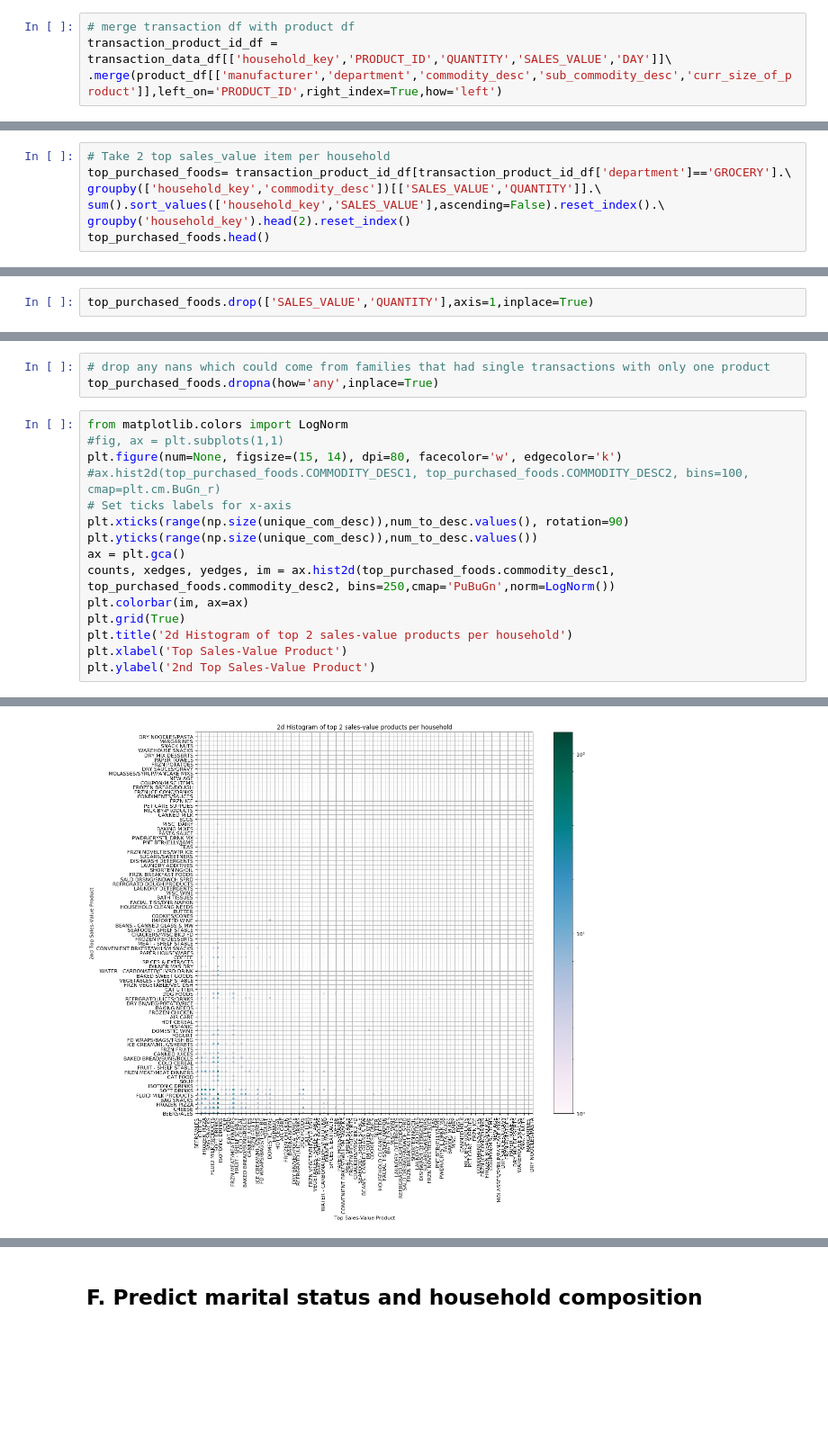
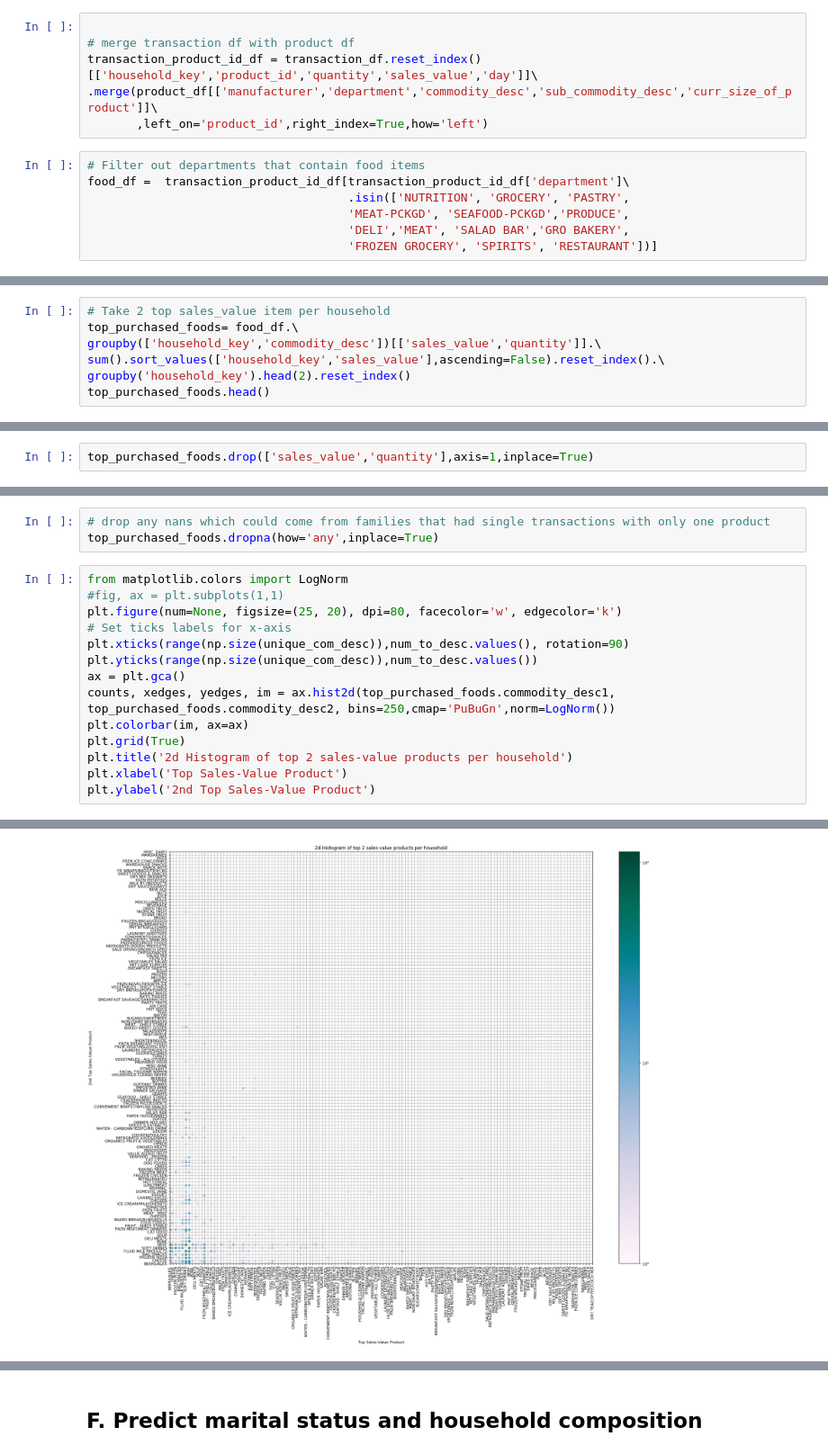
Before and after one commit to raphaelreiss/ADA_project, a Jupyter notebook: src/TermProject.ipynb, the cells around one changed output, grey strips where cells are left out. Shown at 90% size. Saved outputs shown, nothing was run; the diff lists cells and outputs as text; blank space fills up the shorter version.

```diff
--- a/src/TermProject.ipynb
+++ b/src/TermProject.ipynb
@@ -782,9 +811,18 @@ We observe that the purchase rate peaks between the ages 35-44 and drops at 65+
 # %% [markdown]
 In this section we'll observe what kind of products are bought the most by joining the product dataframe with the transaction dataframe. Since our project will focus on food, we decided to focus on the 'grocery' department of the products, which includes all the foods and drinks. We will also look at the commodity description which is the most general description of the product.
 # %%
+
 # merge transaction df with product df
-transaction_product_id_df = transaction_data_df[['household_key','PRODUCT_ID','QUANTITY','SALES_VALUE','DAY']]\
-.merge(product_df[['manufacturer','department','commodity_desc','sub_commodity_desc','curr_size_of_product']],left_on='PRODUCT_ID',right_index=True,how='left')
+transaction_product_id_df = transaction_df.reset_index()[['household_key','product_id','quantity','sales_value','day']]\
+.merge(product_df[['manufacturer','department','commodity_desc','sub_commodity_desc','curr_size_of_product']]\
+       ,left_on='product_id',right_index=True,how='left')
+# %%
+# Filter out departments that contain food items
+food_df =  transaction_product_id_df[transaction_product_id_df['department']\
+                                     .isin(['NUTRITION', 'GROCERY', 'PASTRY',
+                                     'MEAT-PCKGD', 'SEAFOOD-PCKGD','PRODUCE',
+                                     'DELI','MEAT', 'SALAD BAR','GRO BAKERY',
+                                     'FROZEN GROCERY', 'SPIRITS', 'RESTAURANT'])]
 # %%
 # rank items per sales value per household.
 # we take top sales-value item per household and aggregate it by count
@@ -808,8 +848,8 @@ We see that in the grocery department, the items that have largest sales values
 # %%
 # Take 2 top sales_value item per household
-top_purchased_foods= transaction_product_id_df[transaction_product_id_df['department']=='GROCERY'].\
-groupby(['household_key','commodity_desc'])[['SALES_VALUE','QUANTITY']].\
-sum().sort_values(['household_key','SALES_VALUE'],ascending=False).reset_index().\
+top_purchased_foods= food_df.\
+groupby(['household_key','commodity_desc'])[['sales_value','quantity']].\
+sum().sort_values(['household_key','sales_value'],ascending=False).reset_index().\
 groupby('household_key').head(2).reset_index()
 top_purchased_foods.head()
 # %% [output]
@@ -827,7 +867,7 @@ desc_to_num = {v: k for k, v in num_to_desc.items()}
 # %%
 top_purchased_foods.replace({'commodity_desc':desc_to_num},inplace=True)
 # %%
-top_purchased_foods.drop(['SALES_VALUE','QUANTITY'],axis=1,inplace=True)
+top_purchased_foods.drop(['sales_value','quantity'],axis=1,inplace=True)
 # %%
 top_purchased_foods = pd.pivot_table(top_purchased_foods,index=['household_key'],\
              columns=top_purchased_foods\
@@ -851,19 +887,18 @@ top_purchased_foods.dropna(how='any',inplace=True)
 # %%
 from matplotlib.colors import LogNorm
 #fig, ax = plt.subplots(1,1)
-plt.figure(num=None, figsize=(15, 14), dpi=80, facecolor='w', edgecolor='k')
-#ax.hist2d(top_purchased_foods.COMMODITY_DESC1, top_purchased_foods.COMMODITY_DESC2, bins=100, cmap=plt.cm.BuGn_r)
+plt.figure(num=None, figsize=(25, 20), dpi=80, facecolor='w', edgecolor='k')
 # Set ticks labels for x-axis
 plt.xticks(range(np.size(unique_com_desc)),num_to_desc.values(), rotation=90)
 plt.yticks(range(np.size(unique_com_desc)),num_to_desc.values())
 ax = plt.gca()
 counts, xedges, yedges, im = ax.hist2d(top_purchased_foods.commodity_desc1, top_purchased_foods.commodity_desc2, bins=250,cmap='PuBuGn',norm=LogNorm())
 plt.colorbar(im, ax=ax)
 plt.grid(True)
 plt.title('2d Histogram of top 2 sales-value products per household')
 plt.xlabel('Top Sales-Value Product')
 plt.ylabel('2nd Top Sales-Value Product')
 # %% [output]
 Text(0, 0.5, '2nd Top Sales-Value Product')
-[figure, old version]
+[figure, new version]
 # %% [markdown]
```
Also changed, not shown: parts of 52 cells of this notebook.
